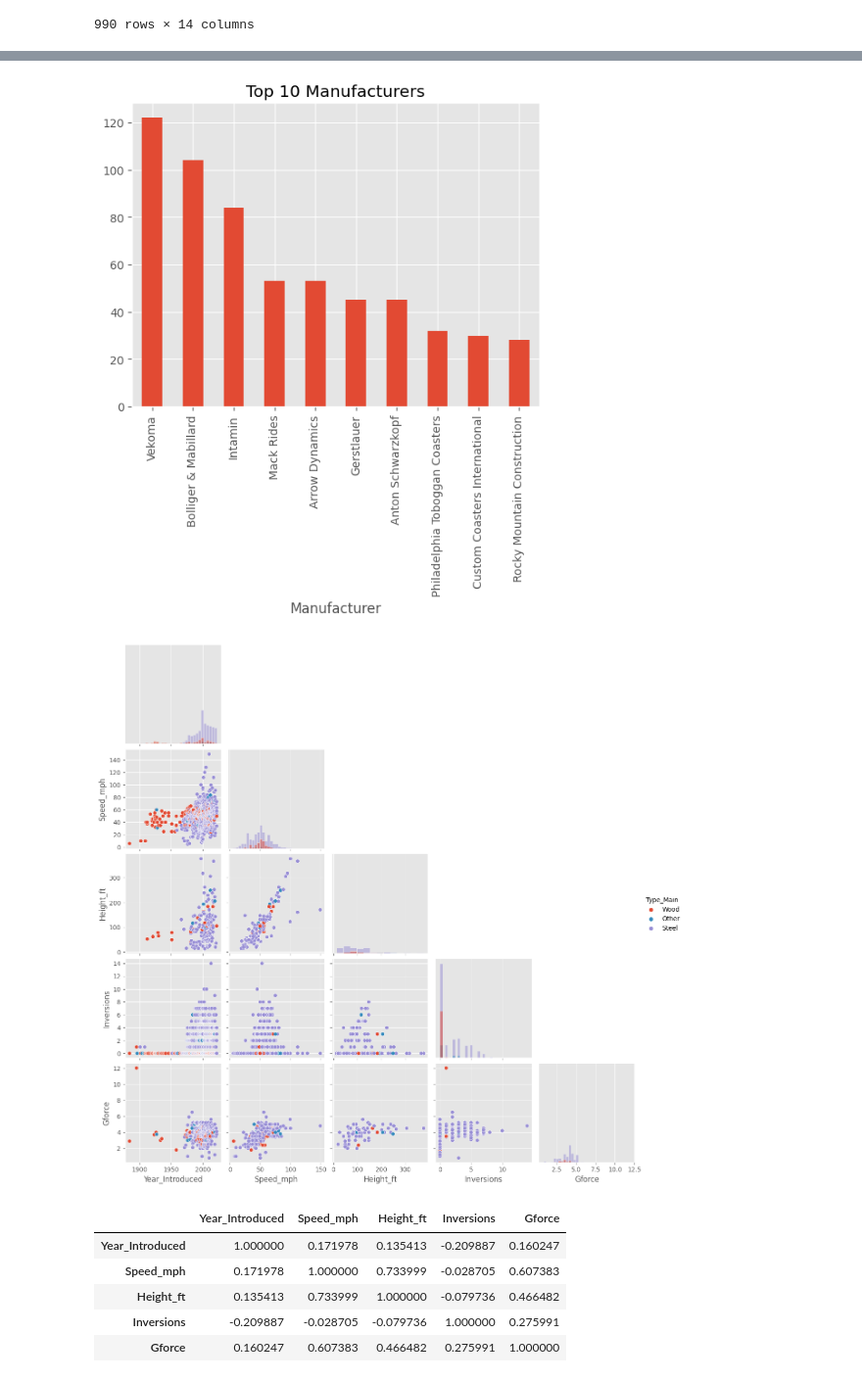
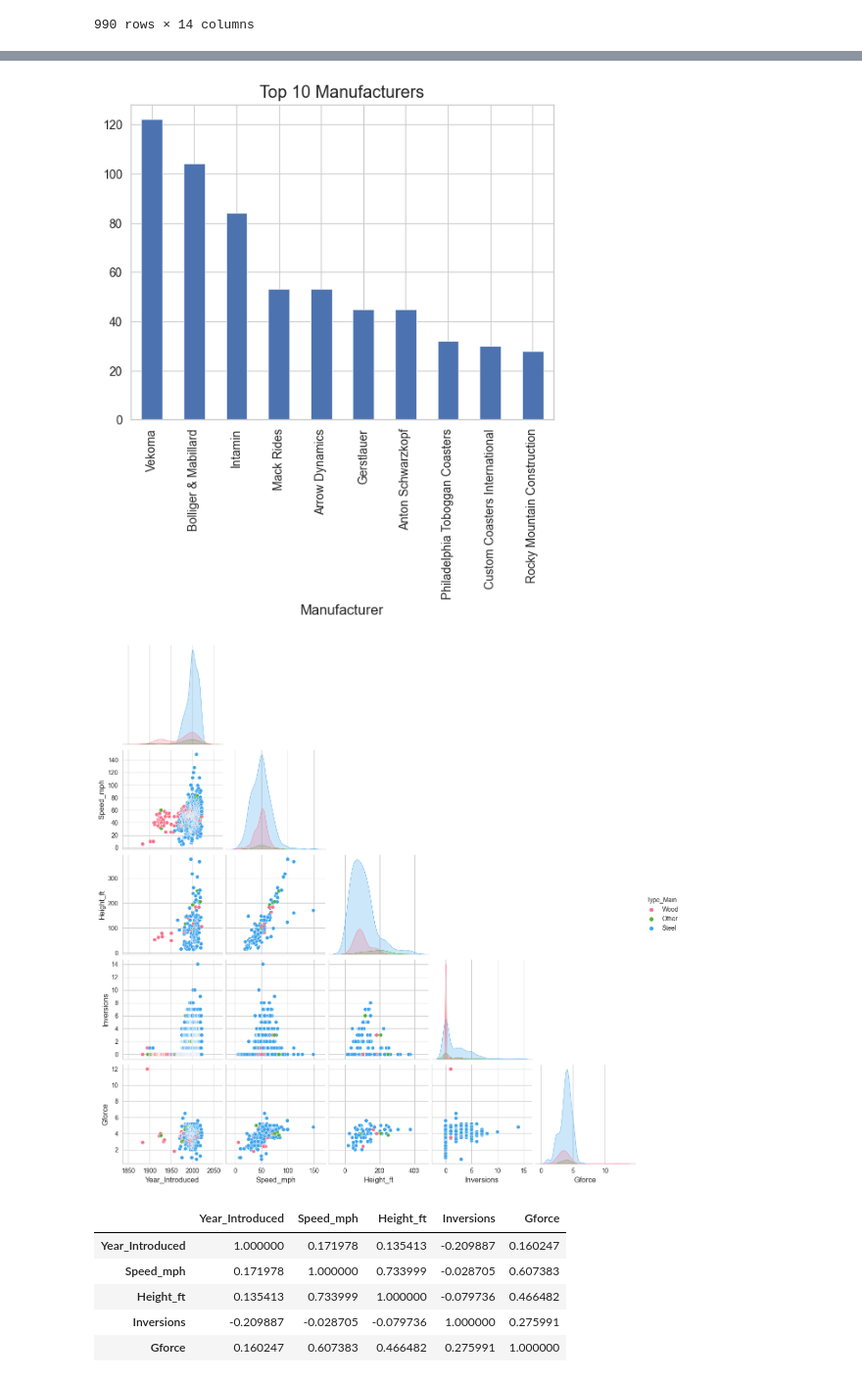
Before and after one commit to jsmid/edu.smid, a Jupyter notebook: rcoster/nb.ipynb, the cells around one changed output, grey strips where cells are left out. Shown at 98% size. Saved outputs shown, nothing was run; the diff lists cells and outputs as text; code cells hidden in the pictures.

```diff
--- a/rcoster/nb.ipynb
+++ b/rcoster/nb.ipynb
@@ -271,7 +271,8 @@ df
 ## Univariate Analysis
 # %%
 import matplotlib.pylab as plt
-plt.style.use('ggplot')
+# available styles, https://matplotlib.org/stable/gallery/style_sheets/style_sheets_reference.html
+plt.style.use('seaborn-v0_8-deep')
 # %%
 # To count how many unique values occur in the data set, ordered from most to least occuring.
 df['Year_Introduced'].value_counts()
@@ -323,6 +324,7 @@ plt.show() # to get rid of the information about the plot object
 import seaborn as sns
 # Seaborn scatter plot allows us to have different colored dots based
 # on the year that the rollercoster was introduced
+sns.set_style("whitegrid")
 sns.scatterplot(x='Speed_mph', y='Height_ft',
                 hue='Year_Introduced', data=df)
 plt.show()
@@ -385,19 +387,20 @@ plt.show()
 ax = df['Manufacturer'].value_counts() \
 .head(10).plot(kind='bar', title='Top 10 Manufacturers')
 # %% [output]
-[figure, old version]
+[figure, new version]
 # %%
 # What if we want to compare more features at once?
 sns.pairplot(data=df,
              vars=['Year_Introduced', 'Speed_mph', 'Height_ft',
                    'Inversions', 'Gforce'],
              hue='Type_Main',
              corner=True,
-             diag_kind="hist"
+             diag_kind="kde",
+             palette='husl'
             )
 plt.show()
 # %% [output]
-[figure, old version]
+[figure, new version]
 # %%
 # Another useful characteristic is a correlation.
 df_corr = df[['Year_Introduced', 'Speed_mph', 'Height_ft', 'Inversions', 'Gforce']].dropna().corr()
```
Also changed, not shown: parts of 9 cells of this notebook.
